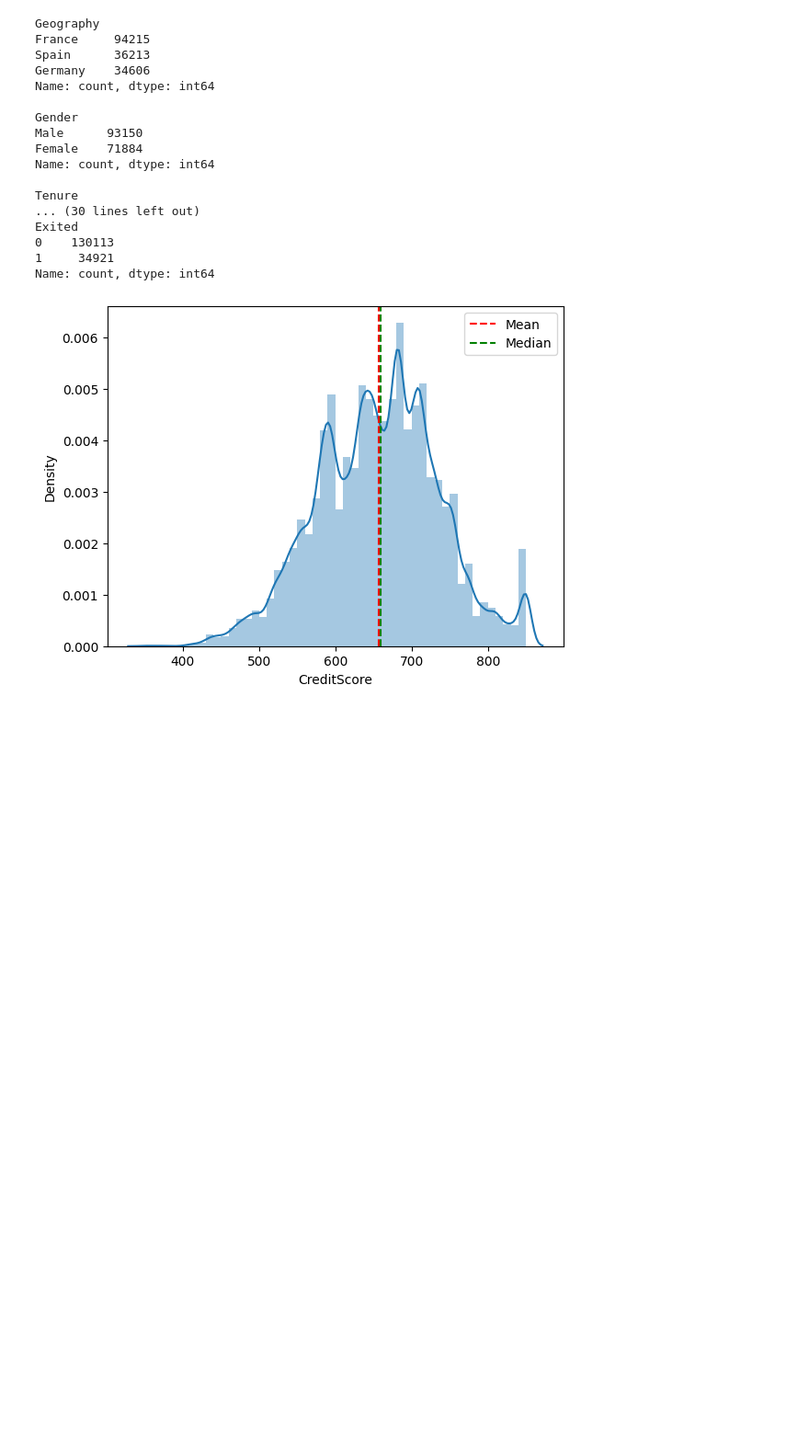
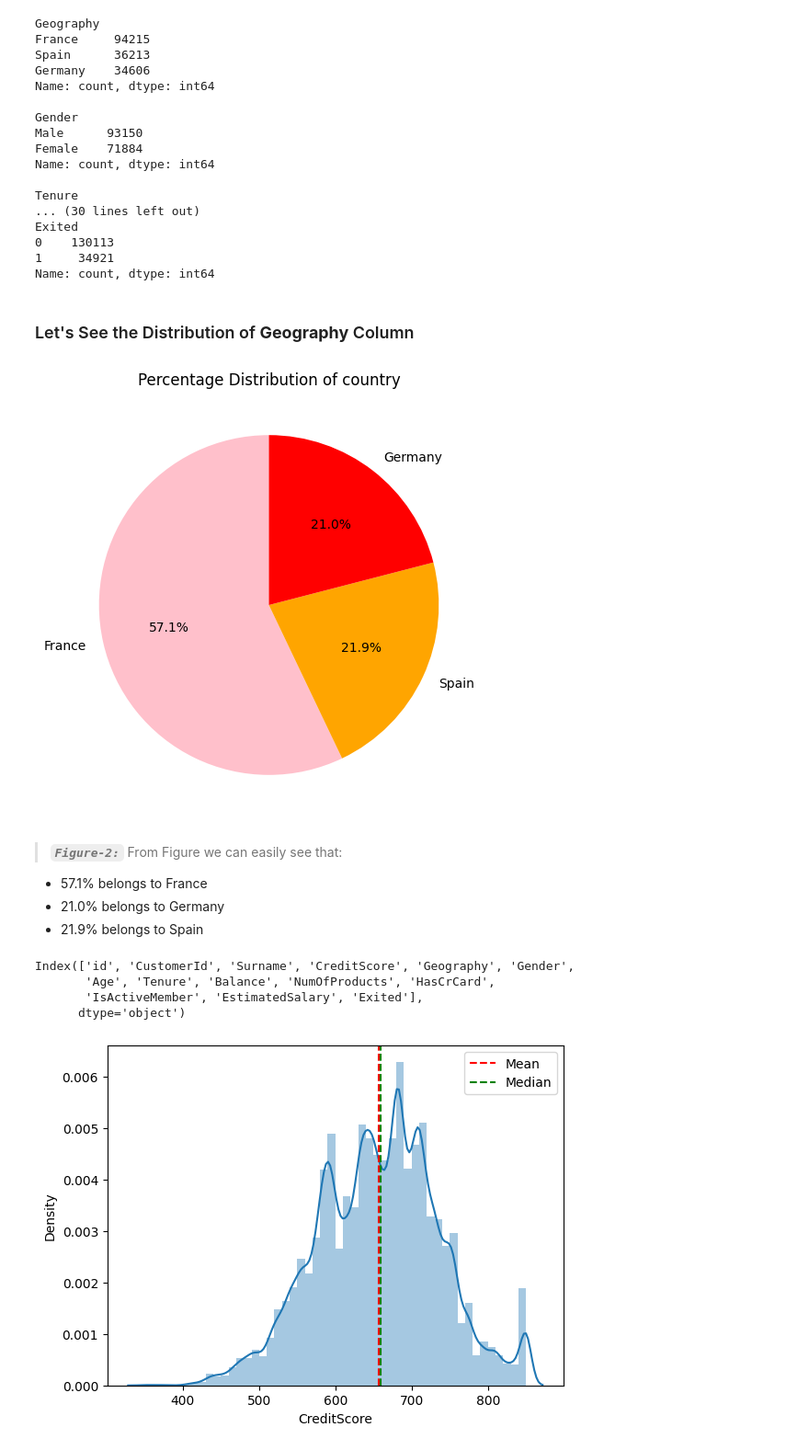
Before and after one commit to iammuhammadfurqan/Bank-Churn-Competition, a Jupyter notebook: bank_churn_prediction.ipynb, the cells around one changed output. Shown at 92% size. Saved outputs shown, nothing was run; the diff lists cells and outputs as text; code cells hidden in the pictures; blank space fills up the shorter version.

```diff
--- a/bank_churn_prediction.ipynb
+++ b/bank_churn_prediction.ipynb
@@ -184,6 +201,27 @@ Exited
 0    130113
 1     34921
 Name: count, dtype: int64
+# %% [markdown]
+### Let's See the Distribution of **Geography** Column
+# %%
+plt.figure(figsize=(10,6))
+plt.pie(df['Geography'].value_counts(), labels=df['Geography'].value_counts().index, autopct='%1.1f%%', startangle=90, colors=['pink', 'orange', 'red'])
+plt.title('Percentage Distribution of country')
+plt.show()
+# %% [output]
+[figure, added]
+# %% [markdown]
+> ***`Figure-2:`*** From Figure we can easily see that:
+- 57.1% belongs to France
+- 21.0% belongs to Germany
+- 21.9% belongs to Spain
+# %%
+df.columns
+# %% [output]
+Index(['id', 'CustomerId', 'Surname', 'CreditScore', 'Geography', 'Gender',
+       'Age', 'Tenure', 'Balance', 'NumOfProducts', 'HasCrCard',
+       'IsActiveMember', 'EstimatedSalary', 'Exited'],
+      dtype='object')
 # %%
 # create histogram of numerical columns using sns and kde=true
 for col in num_cols:
```
Also changed, not shown: parts of 16 cells of this notebook, 1 other file.
